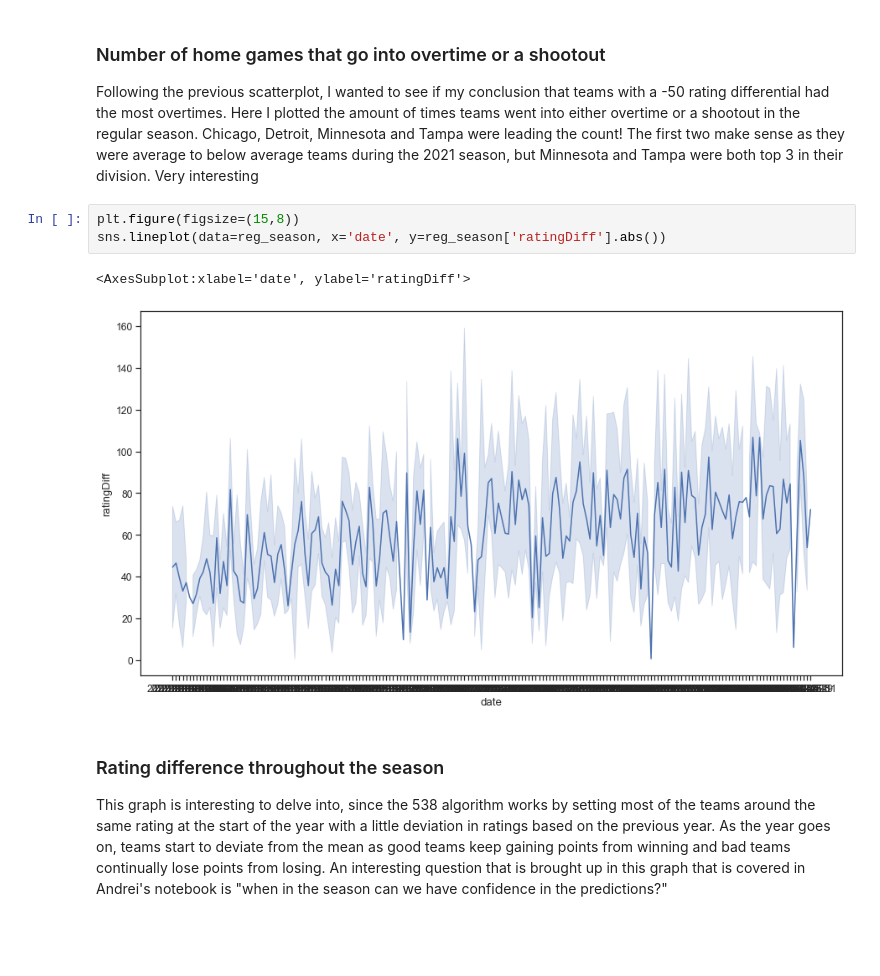
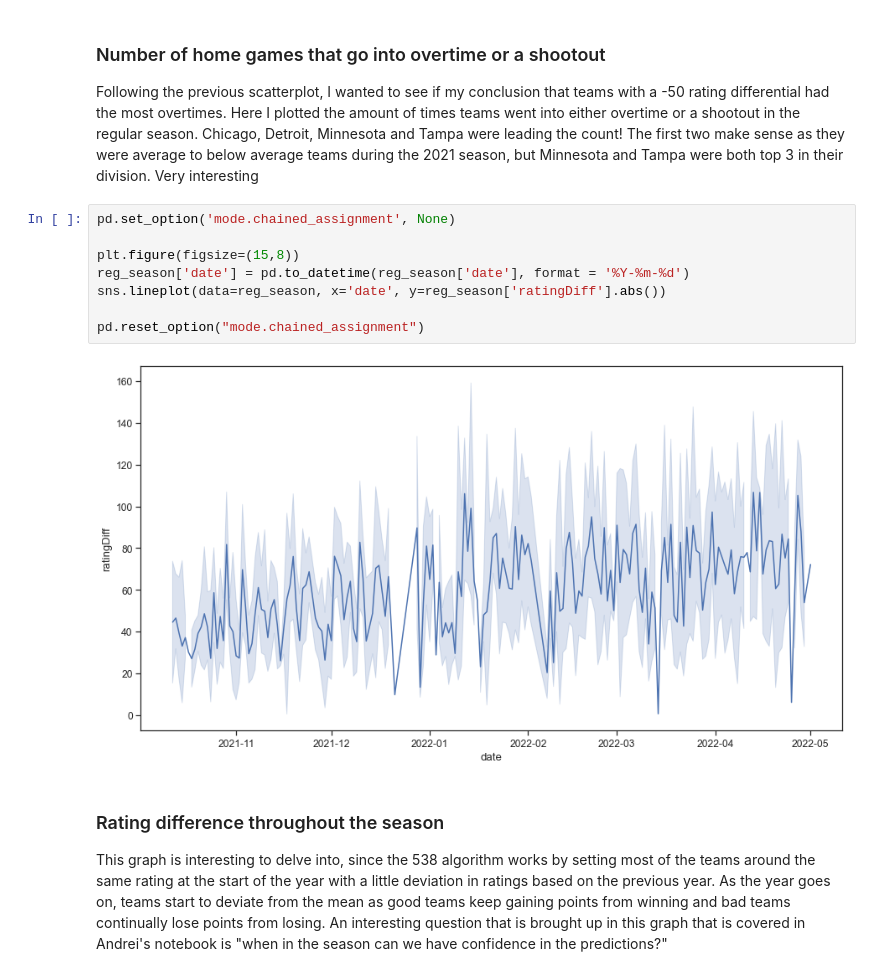
Before and after one commit to ubco-W2022T1-cosc301/project-group10, a Jupyter notebook: notebooks/analysis2.ipynb, the cells around one changed output. Cells and saved outputs as stored; diff of their text form; blank space fills up the shorter version.

Commit message:
Addressed Minor Feedback about date x-axis not showing properly

```diff
--- a/notebooks/analysis2.ipynb
+++ b/notebooks/analysis2.ipynb
@@ -115,11 +115,15 @@ sns.countplot(data=ot_df, x='home_team_abbr', palette='deep').set(
 
 Following the previous scatterplot, I wanted to see if my conclusion that teams with a -50 rating differential had the most overtimes. Here I plotted the amount of times teams went into either overtime or a shootout in the regular season. Chicago, Detroit, Minnesota and Tampa were leading the count! The first two make sense as they were average to below average teams during the 2021 season, but Minnesota and Tampa were both top 3 in their division. Very interesting
 # %%
+pd.set_option('mode.chained_assignment', None)
+
 plt.figure(figsize=(15,8))
+reg_season['date'] = pd.to_datetime(reg_season['date'], format = '%Y-%m-%d')
 sns.lineplot(data=reg_season, x='date', y=reg_season['ratingDiff'].abs())
+
+pd.reset_option("mode.chained_assignment")
 # %% [output]
-<AxesSubplot:xlabel='date', ylabel='ratingDiff'>
-[figure, old version]
+[figure, new version]
 # %% [markdown]
 ### Rating difference throughout the season
 
```
